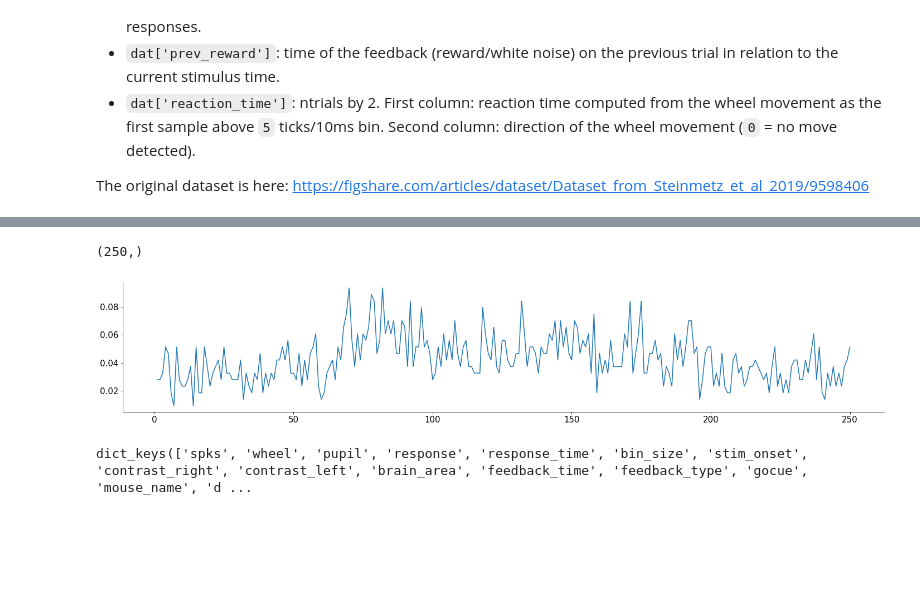
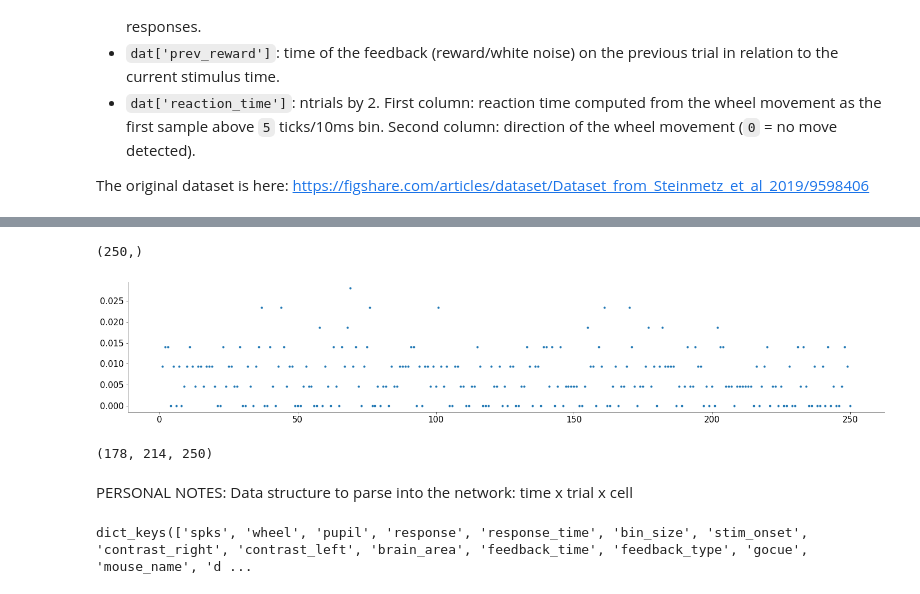
Before and after one commit to mattiazanzi/NMA_latentDynamics_MZ, a Jupyter notebook: Load_steinmetz_decisions.ipynb, the cells around one changed output, grey strips where cells are left out. Cells and saved outputs as stored; diff of their text form; code cells hidden in the pictures; blank space fills up the shorter version.

```diff
--- a/Load_steinmetz_decisions.ipynb
+++ b/Load_steinmetz_decisions.ipynb
@@ -148,15 +162,24 @@ print(len(dat['spks'][dat['brain_area']=='CA3']))
 # %%
-CA3_nn = dat['spks'][dat['brain_area']=='CA3'][0].mean(axis=0)
-print(CA3_nn.shape)
+ROI = dat['spks'][dat['brain_area']=='MOs'][0].mean(axis=0)
+print(ROI.shape)
 
 
-nn_number = np.arange(1, len(CA3_nn)+1)
+nn_number = np.arange(1, len(ROI)+1)
 
-plt.plot(nn_number,CA3_nn)
+plt.plot(nn_number, ROI, ".")
 plt.show()
 # %% [output]
 (250,)
-[figure, old version]
+[figure, new version]
+# %%
+from matplotlib import pyplot as plt
+
+ROI = dat['spks'][dat['brain_area']=='VISp']
+print(ROI.shape)
+# %% [output]
+(178, 214, 250)
+# %% [markdown]
+PERSONAL NOTES: Data structure to parse into the network: time x trial x cell
 # %%
 # @title Basic plots of population average
 
```
Also changed, not shown: parts of 3 cells of this notebook.
